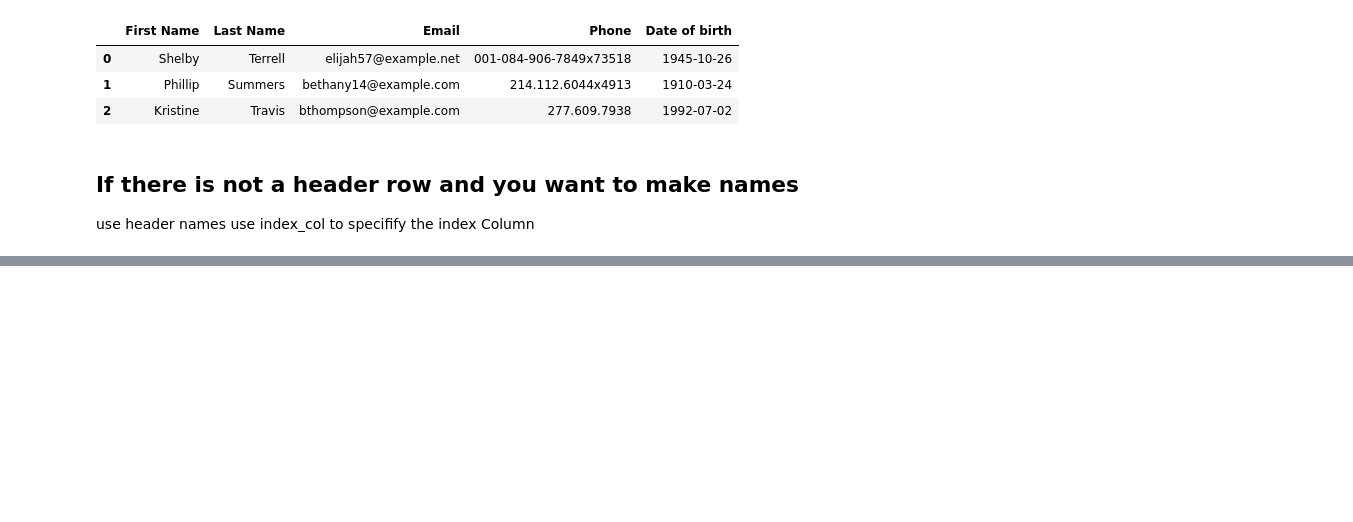
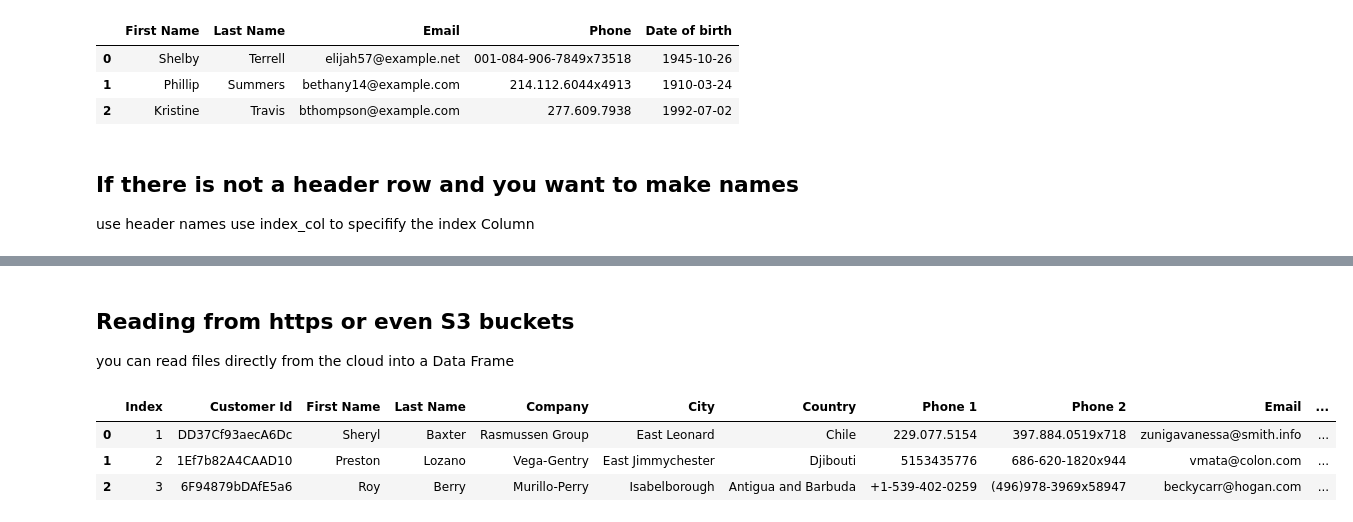
Before and after one commit to LDonn32/PDFA, a Jupyter notebook: My-Work/topic03/Pandas01 reading-CSV files.ipynb, the cells around one changed output, grey strips where cells are left out. Cells and saved outputs as stored; diff of their text form; code cells hidden in the pictures; blank space fills up the shorter version.

Commit message:
topic 03 lab reading CSV files finished

```diff
--- a/My-Work/topic03/Pandas01 reading-CSV files.ipynb
+++ b/My-Work/topic03/Pandas01 reading-CSV files.ipynb
@@ -130,0 +154,12 @@ FileNotFoundError: [Errno 2] No such file or directory: '../data/people-100-no-h
+# %% [markdown]
+## Reading from https or even S3 buckets
+
+you can read files directly from the cloud into a Data Frame
+# %%
+df = pd.read_csv("https://drive.google.com/uc?id=1zO8ekHWx9U7mrbx_0Hoxxu6od7uxJqWw&export=download")
+df.head(3)
+# %% [output]
+|  | Index | Customer Id | First Name | Last Name | Company | City | Country | Phone 1 | Phone 2 | Email | ... |
+| 0 | 1 | DD37Cf93aecA6Dc | Sheryl | Baxter | Rasmussen Group | East Leonard | Chile | 229.077.5154 | 397.884.0519x718 | zunigavanessa@smith.info | ... |
+| 1 | 2 | 1Ef7b82A4CAAD10 | Preston | Lozano | Vega-Gentry | East Jimmychester | Djibouti | 5153435776 | 686-620-1820x944 | vmata@colon.com | ... |
+| 2 | 3 | 6F94879bDAfE5a6 | Roy | Berry | Murillo-Perry | Isabelborough | Antigua and Barbuda | +1-539-402-0259 | (496)978-3969x58947 | beckycarr@hogan.com | ... |
```
Also changed, not shown: parts of 11 cells of this notebook, 1 other file.
